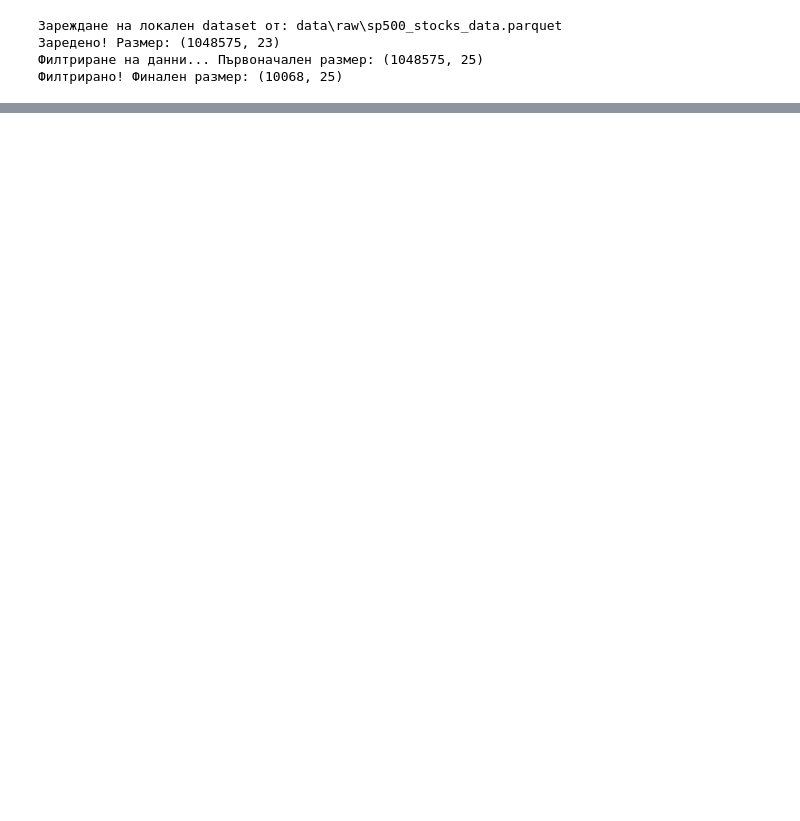
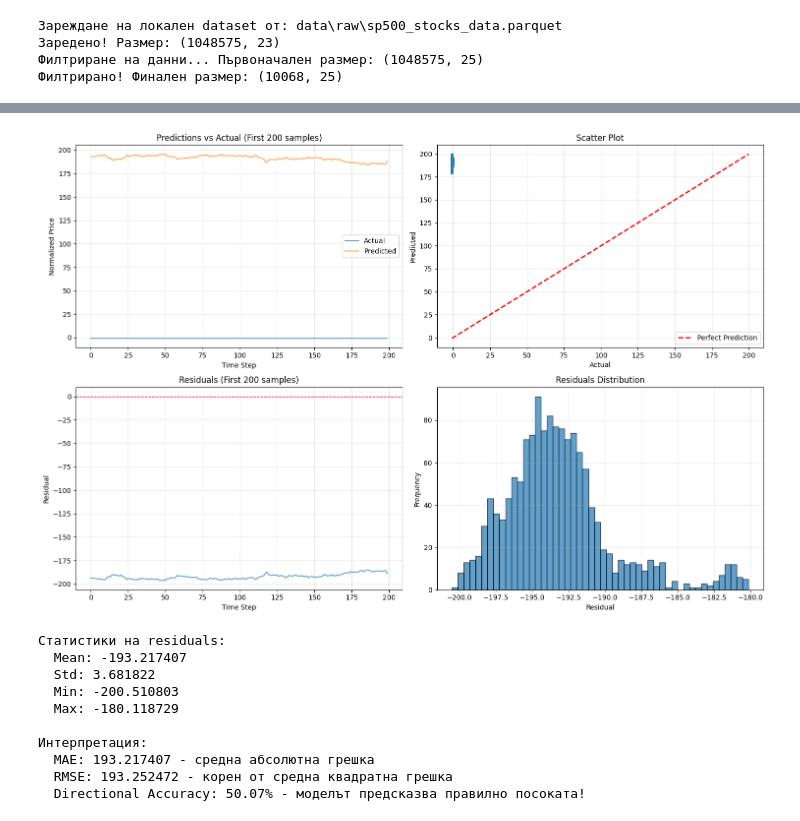
Before and after one commit to ValentinYotov/Stock-price-prediction, a Jupyter notebook: notebooks/03_train_model.ipynb, the cells around one changed output, grey strips where cells are left out. Cells and saved outputs as stored; diff of their text form; code cells hidden in the pictures; blank space fills up the shorter version.

```diff
--- a/notebooks/03_train_model.ipynb
+++ b/notebooks/03_train_model.ipynb
@@ -80,0 +397,69 @@ Epoch 26/50...
+# %%
+predictions_np = predictions.numpy().flatten()
+targets_np = targets.numpy().flatten()
+
+plt.figure(figsize=(15, 10))
+
+plt.subplot(2, 2, 1)
+plt.plot(targets_np[:200], label="Actual", alpha=0.7, linewidth=1.5)
+plt.plot(predictions_np[:200], label="Predicted", alpha=0.7, linewidth=1.5)
+plt.xlabel("Time Step")
+plt.ylabel("Normalized Price")
+plt.title("Predictions vs Actual (First 200 samples)")
+plt.legend()
+plt.grid(True, alpha=0.3)
+
+plt.subplot(2, 2, 2)
+plt.scatter(targets_np, predictions_np, alpha=0.3, s=10)
+min_val = min(np.min(targets_np), np.min(predictions_np))
+max_val = max(np.max(targets_np), np.max(predictions_np))
+plt.plot([min_val, max_val], [min_val, max_val], 'r--', linewidth=2, label="Perfect Prediction")
+plt.xlabel("Actual")
+plt.ylabel("Predicted")
+plt.title("Scatter Plot")
+plt.legend()
+plt.grid(True, alpha=0.3)
+
+plt.subplot(2, 2, 3)
+residuals = targets_np - predictions_np
+plt.plot(residuals[:200], alpha=0.7)
+plt.axhline(y=0, color='r', linestyle='--', linewidth=1)
+plt.xlabel("Time Step")
+plt.ylabel("Residual")
+plt.title("Residuals (First 200 samples)")
+plt.grid(True, alpha=0.3)
+
+plt.subplot(2, 2, 4)
+plt.hist(residuals, bins=50, alpha=0.7, edgecolor='black')
+plt.xlabel("Residual")
+plt.ylabel("Frequency")
+plt.title("Residuals Distribution")
+plt.grid(True, alpha=0.3)
+
+plt.tight_layout()
+plt.show()
+
+print(f"\nСтатистики на residuals:")
+print(f"  Mean: {np.mean(residuals):.6f}")
+print(f"  Std: {np.std(residuals):.6f}")
+print(f"  Min: {np.min(residuals):.6f}")
+print(f"  Max: {np.max(residuals):.6f}")
+print(f"\nИнтерпретация:")
+print(f"  MAE: {metrics['mae']:.6f} - средна абсолютна грешка")
+print(f"  RMSE: {metrics['rmse']:.6f} - корен от средна квадратна грешка")
+if metrics['mae'] < 0.01:
+    print(f"  Отлично! Грешката е под 0.01 в нормализирано пространство")
+if metrics.get('directional_accuracy', 0) > 0.5:
+    print(f"  Directional Accuracy: {metrics['directional_accuracy']*100:.2f}% - моделът предсказва правилно посоката!")
+# %% [output]
+[figure, added]
+Статистики на residuals:
+  Mean: -193.217407
+  Std: 3.681822
+  Min: -200.510803
+  Max: -180.118729
+
+Интерпретация:
+  MAE: 193.217407 - средна абсолютна грешка
+  RMSE: 193.252472 - корен от средна квадратна грешка
+  Directional Accuracy: 50.07% - моделът предсказва правилно посоката!
```
Also changed, not shown: parts of 4 cells of this notebook, 2 other files.
